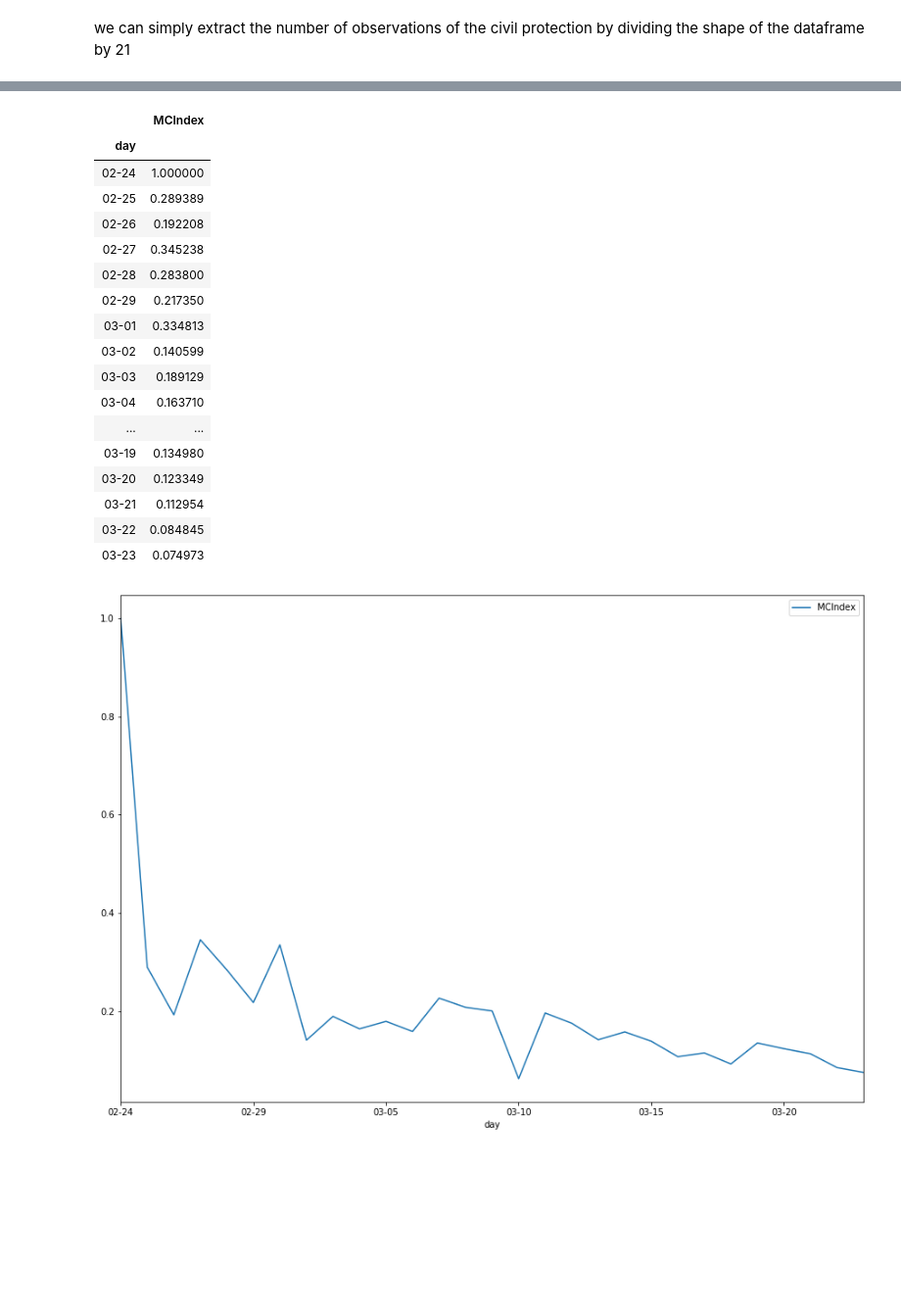
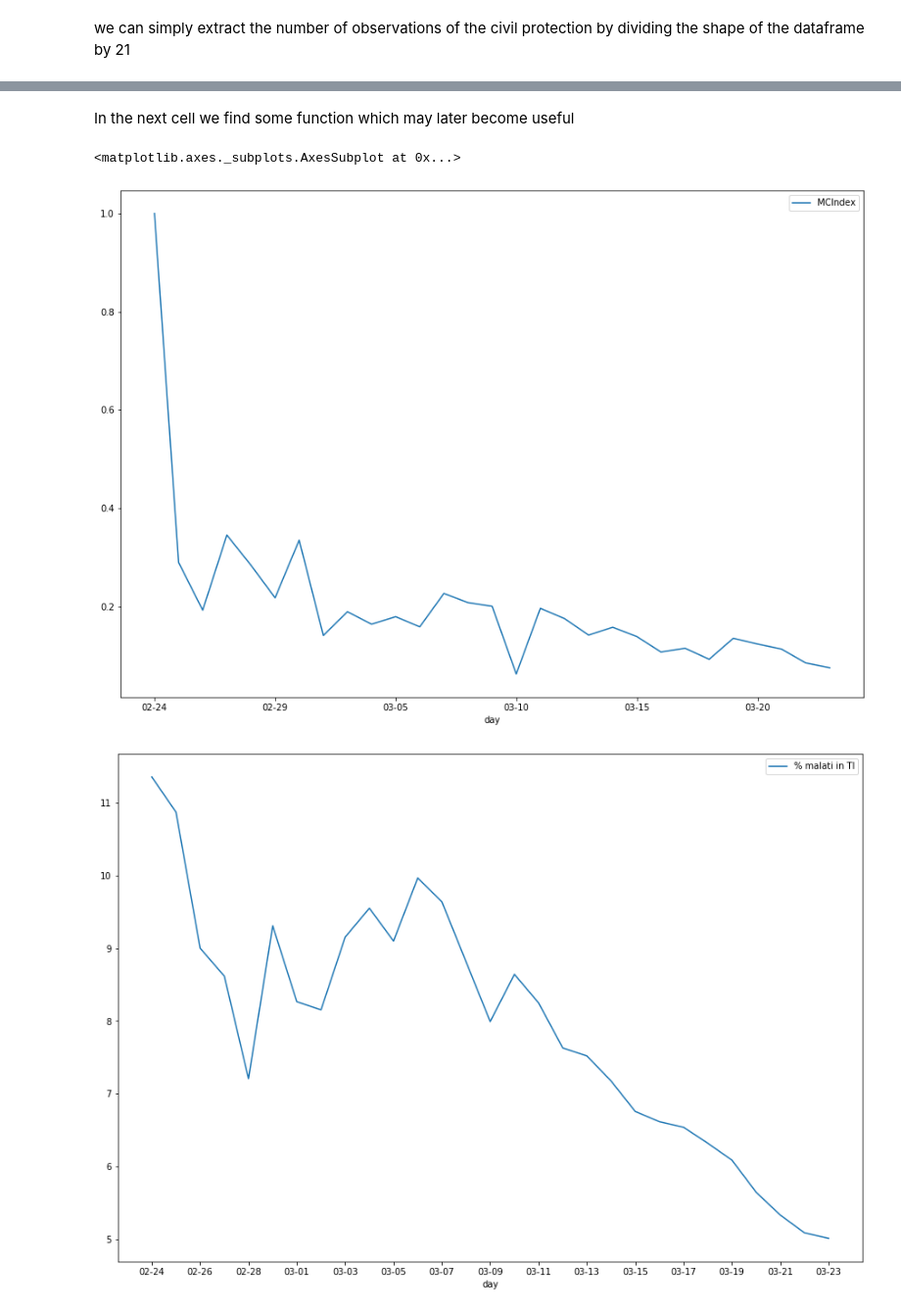
Before and after one commit to simonegiancola09/covid-19-Analysis, a Jupyter notebook: Covid.ipynb, the cells around one changed output, grey strips where cells are left out. Shown: that part at 98% size. Cells and saved outputs as stored; diff of their text form; code cells hidden in the pictures; blank space fills up the shorter version.

```diff
--- a/Covid.ipynb
+++ b/Covid.ipynb
@@ -3,13 +3,33 @@ import os
 import urllib
 import pandas as pd
 import numpy as np
+import matplotlib.pyplot as plt
+
 
 DOWNLOAD_ROOT = "https://raw.githubusercontent.com/pcm-dpc/COVID-19"
 COVID_PATH = os.path.join("datasets", "covid")
 COVID_REGIONI_URL = DOWNLOAD_ROOT + "/master/dati-regioni/dpc-covid19-ita-regioni.csv"
 COVID_PROVINCE_URL = DOWNLOAD_ROOT + "/master/dati-province/dpc-covid19-ita-province.csv"
 COVID_NAZIONE_URL = DOWNLOAD_ROOT + "/master/dati-andamento-nazionale/dpc-covid19-ita-andamento-nazionale.csv"
+url_dict={'regioni.csv':COVID_REGIONI_URL,'province.csv':COVID_PROVINCE_URL,'nazione.csv':COVID_NAZIONE_URL}
+def fetch_dati(url,file,path=COVID_PATH):
+    os.makedirs(path, exist_ok=True)
+    newpath=os.path.join(path, file)
+    urllib.request.urlretrieve(url, newpath)
+def load_dati(file,path=COVID_PATH):
+    csv_path=os.path.join(path, file)
+    return pd.read_csv(csv_path)
 
+fetch_dati(COVID_REGIONI_URL,file='regioni.csv')
+regioni=load_dati('regioni.csv')
+fetch_dati(COVID_PROVINCE_URL,file='province.csv')
+province=load_dati('province.csv')
+fetch_dati(COVID_NAZIONE_URL,file='nazione.csv')
+nazione=load_dati('nazione.csv')
+
+
+
+#QUESTO SI PUò ORA ELIMINARE
 def fetch_dati_regione(regioni_url=COVID_REGIONI_URL, regioni_path=COVID_PATH):
     os.makedirs(regioni_path, exist_ok=True)
     path=os.path.join(regioni_path, "regioni.csv")
@@ -36,7 +56,3 @@ def fetch_dati_nazione(nazione_url=COVID_NAZIONE_URL, nazione_path=COVID_PATH):
 def load_dati_nazione(nazione_path=COVID_PATH):
     csv_path=os.path.join(nazione_path, "nazione.csv")
     return pd.read_csv(csv_path)
-# %%
-fetch_dati_nazione()
-nazione=load_dati_nazione()
-nazione.tail()
@@ -50,4 +58,0 @@ nazione.tail()
-# %%
-fetch_dati_regione()
-regioni=load_dati_regione()
-regioni.head()
@@ -61,5 +58,0 @@ regioni.head()
-# %%
-fetch_dati_provincia()
-province=load_dati_provincia()
-province.tail()
-#province.iloc[[3585]]
@@ -351,0 +174,2 @@ get_regione_by_provincia("Lombardia")
+# %% [markdown]
+In the next cell we find some function which may later become useful
@@ -352,29 +198,20 @@ get_regione_by_provincia("Lombardia")
 # %%
 #Questo è un piccolissimo test: mio padre (MC) mi ha fatto notare che un indice interessante
 #è il rapporto fra il numero di nuovi positivi e il numero totale di attualmente positivi
 temp=pd.DataFrame(data=nazione, columns=["day", "nuovi_attualmente_positivi", "totale_attualmente_positivi"])
 temp["MCIndex"]=temp["nuovi_attualmente_positivi"]/temp["totale_attualmente_positivi"]
 temp.drop(["nuovi_attualmente_positivi", "totale_attualmente_positivi"], axis=1, inplace=True)
 temp.set_index("day", inplace=True)
 temp.plot(figsize=(15,10.5))
-temp
+#Indice di terapia intensiva: quanti dei malati vanno in TI?
+ind_TI=nazione["terapia_intensiva"]/nazione["totale_casi"]*100
+ti=pd.DataFrame(data=ind_TI, columns=["% malati in TI"])
+ti["day"]=nazione["day"].copy()
+ti.set_index("day", inplace=True)
+inds_X=np.arange(len(ti))[::2]
+#piccolo accrocchio per rendere più capillare l'asse, non so se esiste modo più elegante
+ti.plot(figsize=(15,10.5), xticks=inds_X)
 # %% [output]
-|  | MCIndex |
-| day |  |
-| 02-24 | 1.000000 |
-| 02-25 | 0.289389 |
-| 02-26 | 0.192208 |
-| 02-27 | 0.345238 |
-| 02-28 | 0.283800 |
-| 02-29 | 0.217350 |
-| 03-01 | 0.334813 |
-| 03-02 | 0.140599 |
-| 03-03 | 0.189129 |
-| 03-04 | 0.163710 |
-| ... | ... |
-| 03-19 | 0.134980 |
-| 03-20 | 0.123349 |
-| 03-21 | 0.112954 |
-| 03-22 | 0.084845 |
-| 03-23 | 0.074973 |
+<matplotlib.axes._subplots.AxesSubplot at 0x...>
-[figure, old version]
+[figure, new version]
+[figure, added]
```
Also changed, not shown: parts of 39 cells of this notebook.
